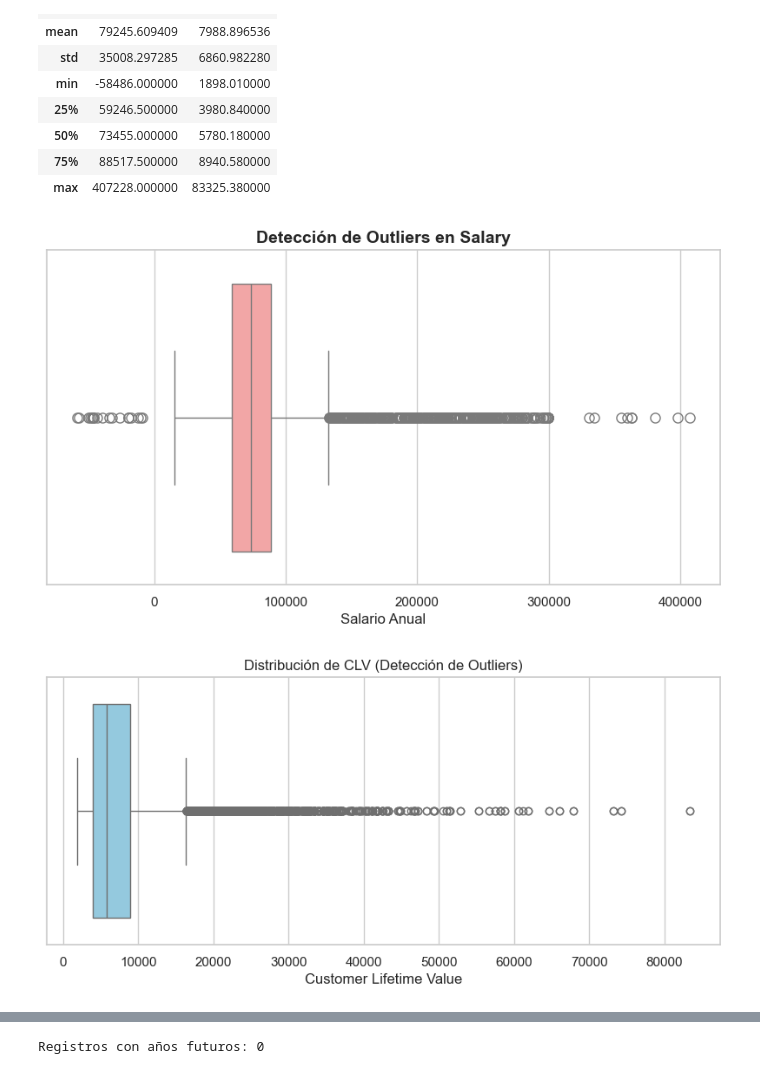
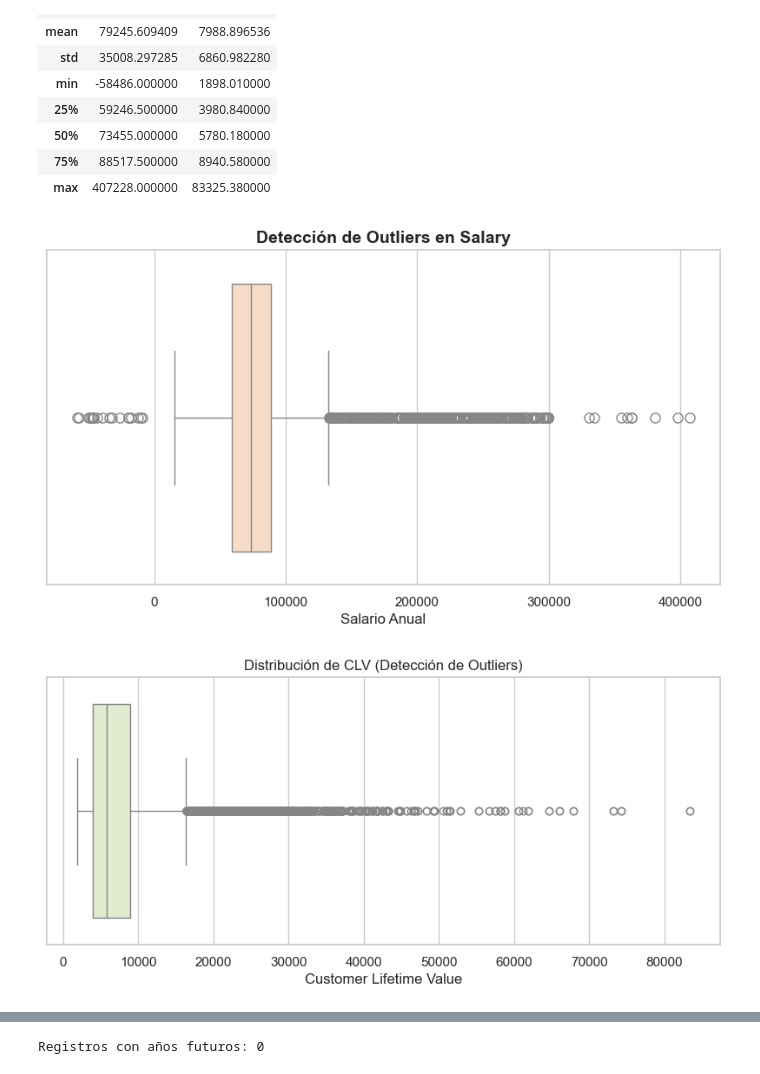
Before and after one commit to Adalab/bda-modulo-3-evaluacion-final-rociomondel98-ai, a Jupyter notebook: fase_1_exp_limpieza.ipynb, the cells around one changed output, grey strips where cells are left out. Drawn from its saved outputs; the diff is of its cells as text; code cells hidden in the pictures.

```diff
--- a/fase_1_exp_limpieza.ipynb
+++ b/fase_1_exp_limpieza.ipynb
@@ -229,25 +230,25 @@ df_2[['Salary', 'CLV']].describe()
 # %%
 sns.set_theme(style="whitegrid")
 plt.figure(figsize=(10, 5))
 
 # 2. Creamos el boxplot de Salary
 # Añadimos 'fliersize' para que el punto del outlier se vea bien grande
 # y un color llamativo para identificar el error
-sns.boxplot(x=df_2['Salary'], color="#ff9999", fliersize=8)
+sns.boxplot(x=df_2['Salary'], color="#FFDAC1", fliersize=8)
 
 # 3. Personalización
 plt.title('Detección de Outliers en Salary', fontsize=14, fontweight='bold')
 plt.xlabel('Salario Anual', fontsize=12)
 
 plt.show()
 # %% [output]
-[figure, old version]
+[figure, new version]
 # %%
 # Configuramos el estilo
 sns.set_theme(style="whitegrid")
 
 plt.figure(figsize=(10, 4))
-sns.boxplot(x=df_2['CLV'], color="skyblue")
+sns.boxplot(x=df_2['CLV'], color="#E2F0CB")
 
 plt.title('Distribución de CLV (Detección de Outliers)')
 plt.xlabel('Customer Lifetime Value')
@@ -255,6 +256,6 @@ plt.show()
 
 #Los outliers son los clientes de alto valor para la empresa y la media está sesgada por ellos.
 # %% [output]
-[figure, old version]
+[figure, new version]
 # %%
 plt.figure(figsize=(12, 6))
```
Also changed, not shown: parts of 7 cells of this notebook, 3 other files.
